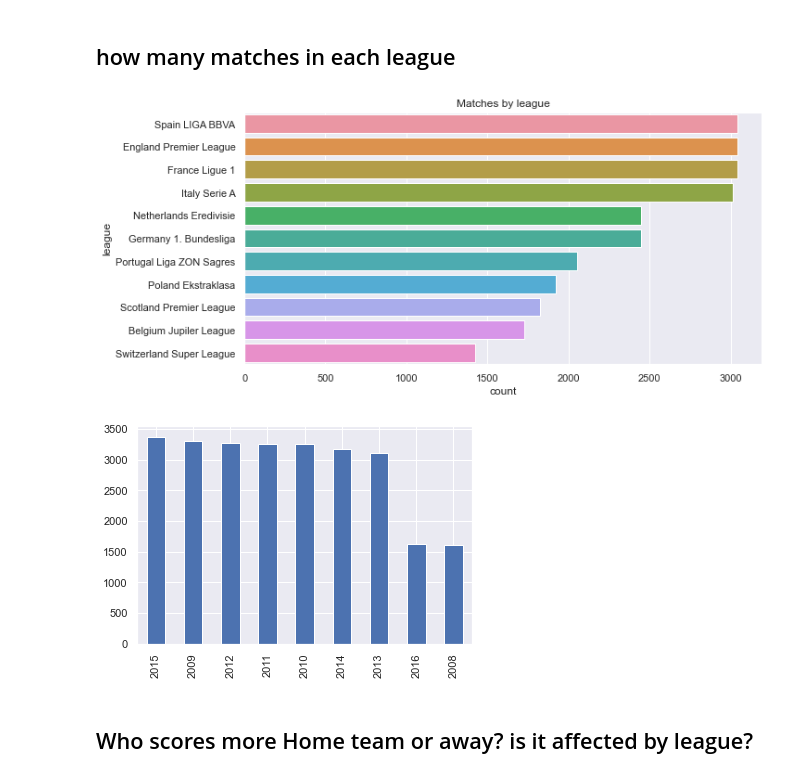
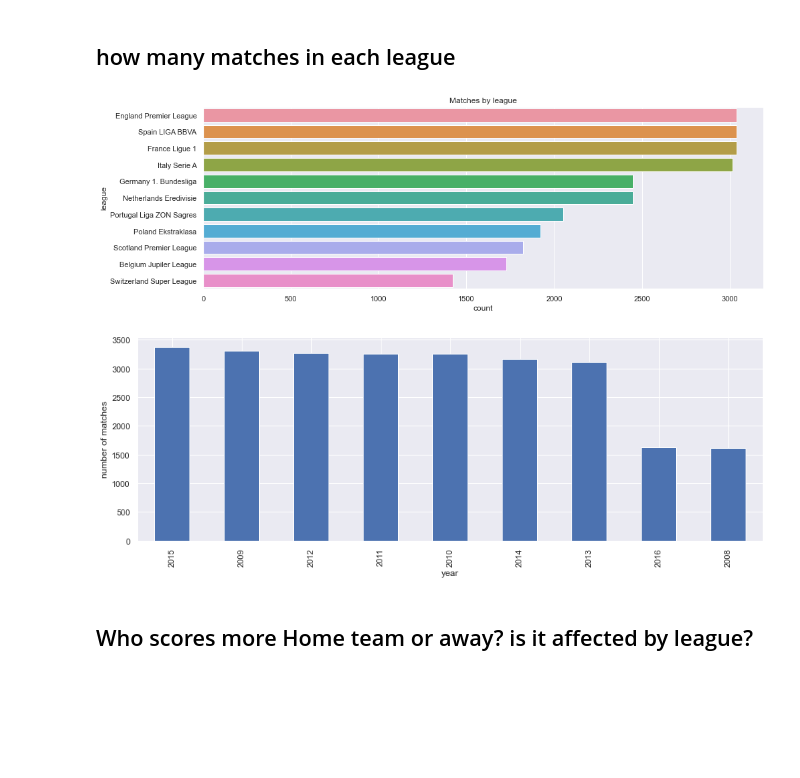
Before and after one commit to Kamnosho/Investigate_soccer_database, a Jupyter notebook: Investigate_Soccer_Database.ipynb, the cells around one changed output. Cells and saved outputs as stored; diff of their text form; code cells hidden in the pictures; blank space fills up the shorter version.

```diff
--- a/Investigate_Soccer_Database.ipynb
+++ b/Investigate_Soccer_Database.ipynb
@@ -422,16 +449,16 @@ players.drop(lis, axis=1, inplace=True)
 ## how many matches in each league
 # %%
 sns.set()
-plt.figure(figsize=(10,5))
+plt.figure(figsize=(15,5))
 ax = sns.countplot(y = matches["league"],order=matches["league"].value_counts().index)
 plt.title("Matches by league")
 plt.show()
 # %% [output]
-[figure, old version]
+[figure, new version]
 # %%
 
-matches['year'].value_counts().plot(kind='bar');
+matches['year'].value_counts().plot(kind='bar',xlabel='year',ylabel='number of matches',figsize=(15,5));
 # %% [output]
-[figure, old version]
+[figure, new version]
 # %% [markdown]
 ## Who scores more Home team or away? is it affected by league?
```
Also changed, not shown: parts of 39 cells of this notebook, 1 other file.
